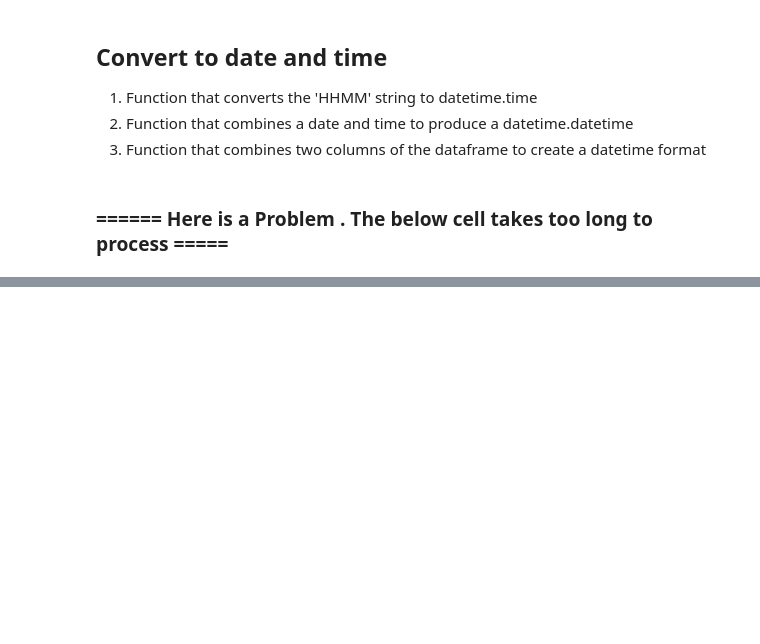
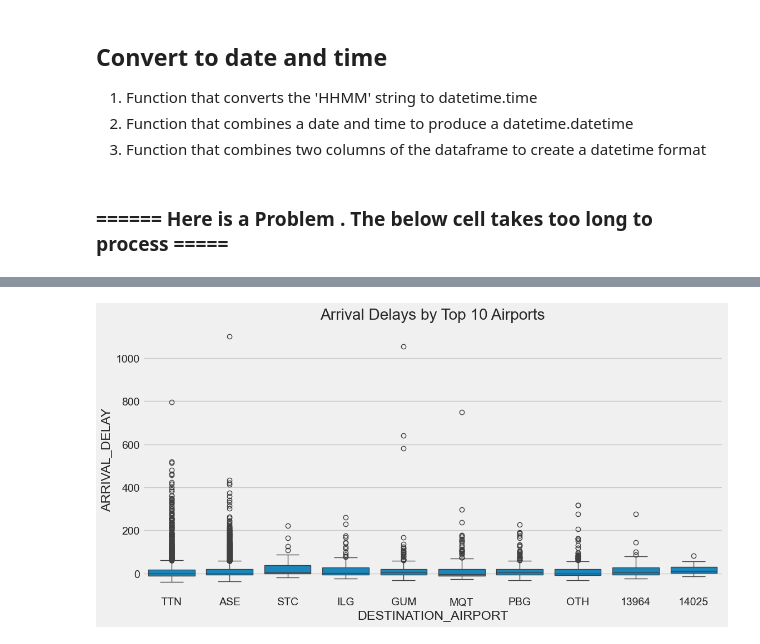
Before and after one commit to TatjanaWas/Techlabs-DS-Flights, a Jupyter notebook: code/flights_prediction.ipynb, the cells around one changed output, grey strips where cells are left out. Saved outputs shown, nothing was run; the diff lists cells and outputs as text; code cells hidden in the pictures; blank space fills up the shorter version.

```diff
--- a/code/flights_prediction.ipynb
+++ b/code/flights_prediction.ipynb
@@ -532,0 +540,17 @@ df_flights
+# %%
+# Calculate average delay per airport
+average_delay = df_flights.groupby('DESTINATION_AIRPORT')['ARRIVAL_DELAY'].mean().reset_index()
+
+# Sort by delay and select top 10
+top_N = average_delay.sort_values(by='ARRIVAL_DELAY', ascending=False).head(10)
+
+# Filter original DataFrame to include only top 10 airports
+df_top_N = df_flights[df_flights['DESTINATION_AIRPORT'].isin(top_N['DESTINATION_AIRPORT'])]
+
+# Plot
+plt.figure(figsize=(12,6))
+sns.boxplot(x='DESTINATION_AIRPORT', y='ARRIVAL_DELAY', data=df_top_N)
+plt.title('Arrival Delays by Top 10 Airports')
+plt.show()
+# %% [output]
+[figure, added]
```
Also changed, not shown: parts of 8 cells of this notebook.
